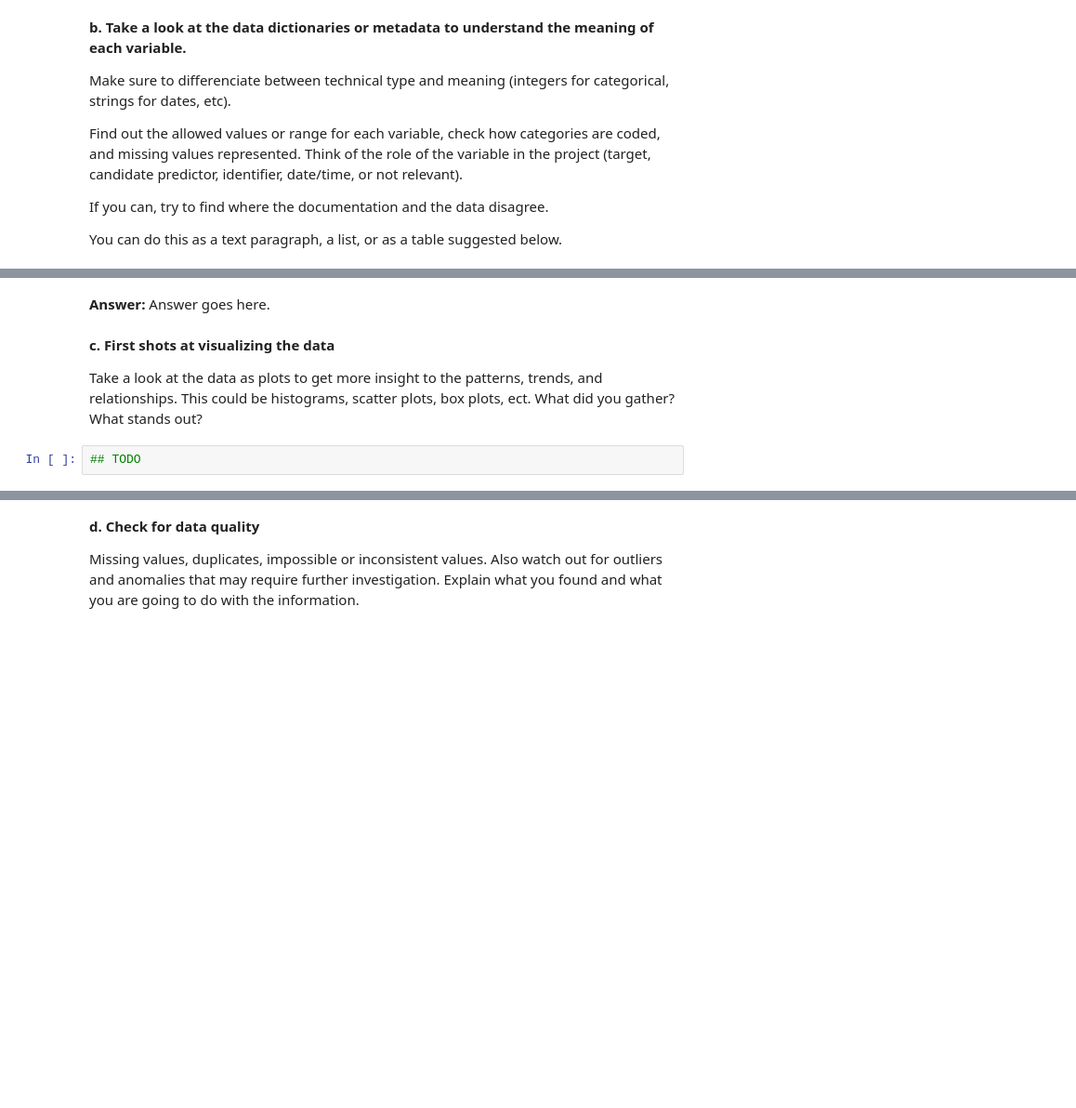
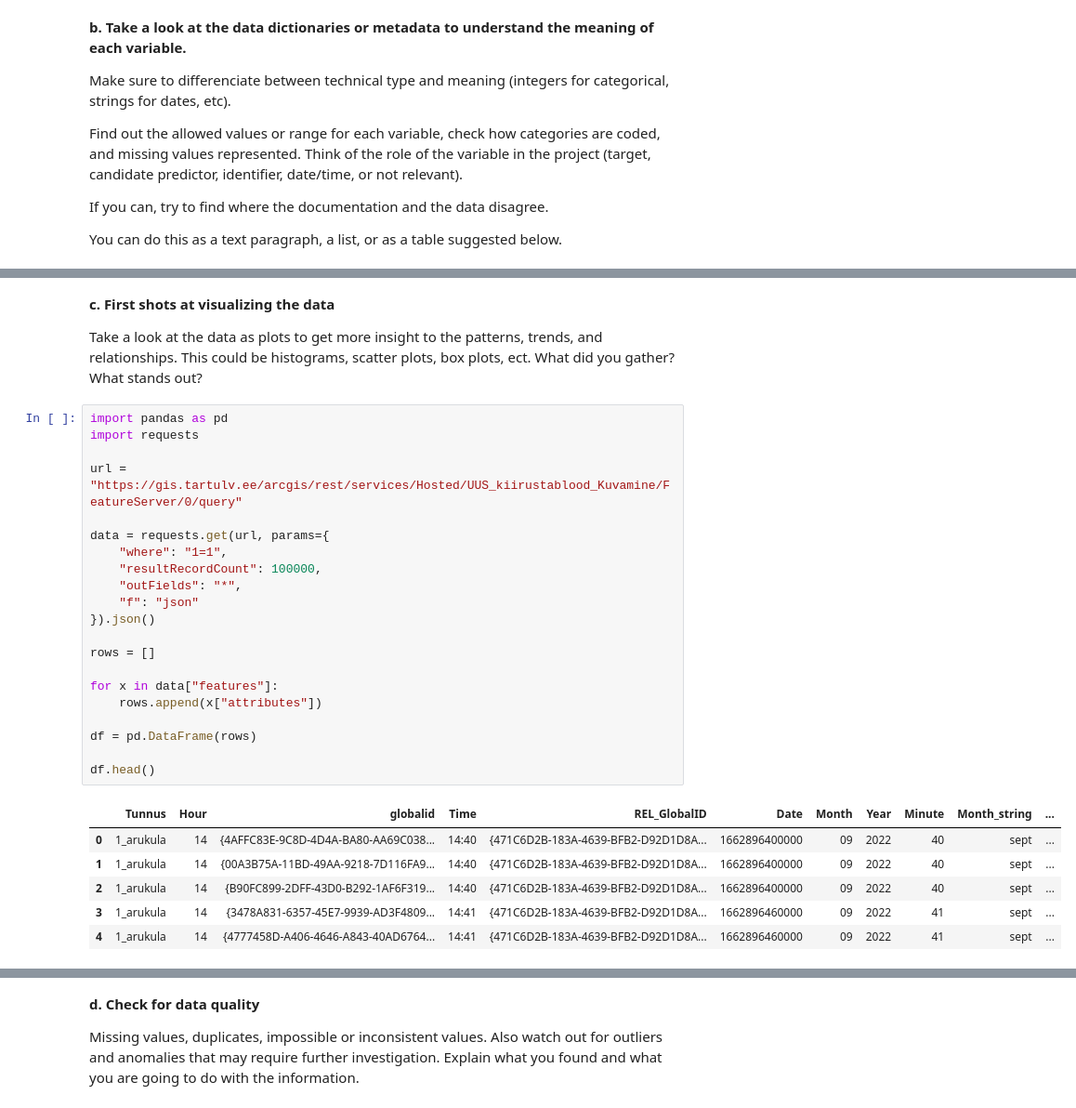
Before and after one commit to roger195/IDS2026_D9, a Jupyter notebook: IDS2026_HW07/IDS2026_HW07.ipynb, the cells around one changed output, grey strips where cells are left out. Shown at 93% size. Saved outputs shown, nothing was run; the diff lists cells and outputs as text; blank space fills up the shorter version.

```diff
--- a/IDS2026_HW07/IDS2026_HW07.ipynb
+++ b/IDS2026_HW07/IDS2026_HW07.ipynb
@@ -155,8 +178,32 @@ You can do this as a text paragraph, a list, or as a table suggested below.
-# %% [markdown]
-**Answer:** Answer goes here.
 # %% [markdown]
 **c. First shots at visualizing the data**
 
 Take a look at the data as plots to get more insight to the patterns, trends, and relationships. This could be histograms, scatter plots, box plots, ect. What did you gather? What stands out?
 # %%
-## TODO
+import pandas as pd
+import requests
+
+url = "https://gis.tartulv.ee/arcgis/rest/services/Hosted/UUS_kiirustablood_Kuvamine/FeatureServer/0/query"
+
+data = requests.get(url, params={
+    "where": "1=1",
+    "resultRecordCount": 100000,
+    "outFields": "*",
+    "f": "json"
+}).json()
+
+rows = []
+
+for x in data["features"]:
+    rows.append(x["attributes"])
+
+df = pd.DataFrame(rows)
+
+df.head()
+# %% [output]
+|  | Tunnus | Hour | globalid | Time | REL_GlobalID | Date | Month | Year | Minute | Month_string | ... |
+| 0 | 1_arukula | 14 | {4AFFC83E-9C8D-4D4A-BA80-AA69C038... | 14:40 | {471C6D2B-183A-4639-BFB2-D92D1D8A... | 1662896400000 | 09 | 2022 | 40 | sept | ... |
+| 1 | 1_arukula | 14 | {00A3B75A-11BD-49AA-9218-7D116FA9... | 14:40 | {471C6D2B-183A-4639-BFB2-D92D1D8A... | 1662896400000 | 09 | 2022 | 40 | sept | ... |
+| 2 | 1_arukula | 14 | {B90FC899-2DFF-43D0-B292-1AF6F319... | 14:40 | {471C6D2B-183A-4639-BFB2-D92D1D8A... | 1662896400000 | 09 | 2022 | 40 | sept | ... |
+| 3 | 1_arukula | 14 | {3478A831-6357-45E7-9939-AD3F4809... | 14:41 | {471C6D2B-183A-4639-BFB2-D92D1D8A... | 1662896460000 | 09 | 2022 | 41 | sept | ... |
+| 4 | 1_arukula | 14 | {4777458D-A406-4646-A843-40AD6764... | 14:41 | {471C6D2B-183A-4639-BFB2-D92D1D8A... | 1662896460000 | 09 | 2022 | 41 | sept | ... |
```
Also changed, not shown: parts of 13 cells of this notebook.
